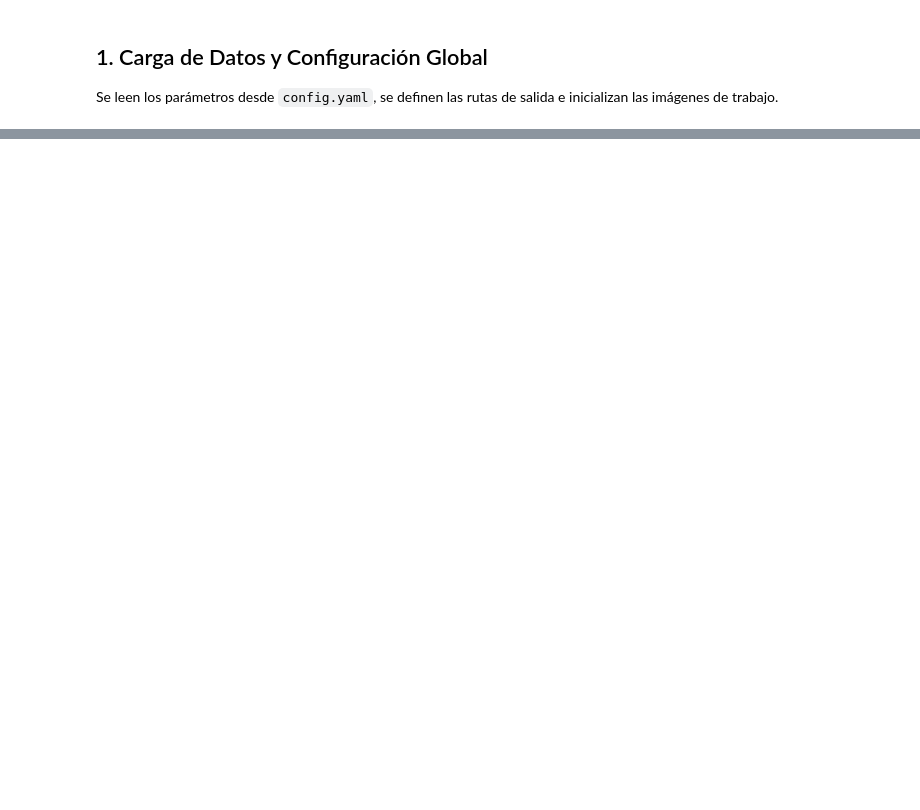
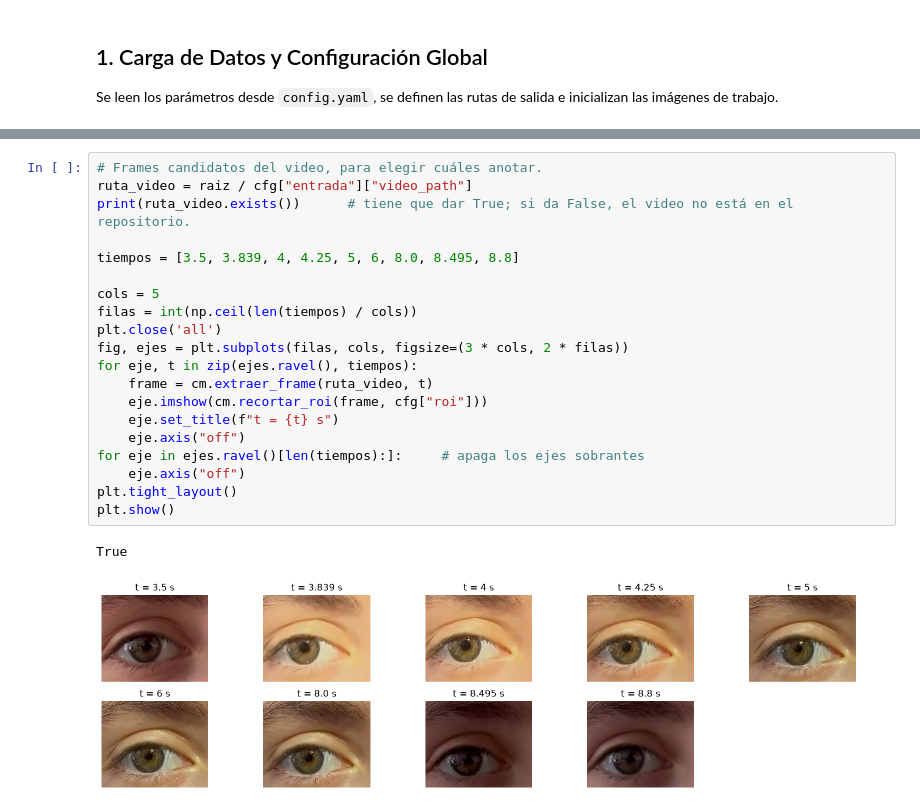
Before and after one commit to suthurralt/Guia-de-imagenes-biomedicas-G9-PSIB, a Jupyter notebook: notebooks/02_2_morfologia.ipynb, the cells around one changed output, grey strips where cells are left out. Drawn from its saved outputs; the diff is of its cells as text; blank space fills up the shorter version.

```diff
--- a/notebooks/02_2_morfologia.ipynb
+++ b/notebooks/02_2_morfologia.ipynb
@@ -108,0 +151,23 @@ plt.show()
+# %%
+# Frames candidatos del video, para elegir cuáles anotar.
+ruta_video = raiz / cfg["entrada"]["video_path"]
+print(ruta_video.exists())      # tiene que dar True; si da False, el video no está en el repositorio.
+
+tiempos = [3.5, 3.839, 4, 4.25, 5, 6, 8.0, 8.495, 8.8]
+
+cols = 5
+filas = int(np.ceil(len(tiempos) / cols))
+plt.close('all')
+fig, ejes = plt.subplots(filas, cols, figsize=(3 * cols, 2 * filas))
+for eje, t in zip(ejes.ravel(), tiempos):
+    frame = cm.extraer_frame(ruta_video, t)
+    eje.imshow(cm.recortar_roi(frame, cfg["roi"]))
+    eje.set_title(f"t = {t} s")
+    eje.axis("off")
+for eje in ejes.ravel()[len(tiempos):]:     # apaga los ejes sobrantes
+    eje.axis("off")
+plt.tight_layout()
+plt.show()
+# %% [output]
+True
+[figure, added]
```
Also changed, not shown: parts of 18 cells of this notebook, 39 other files.
